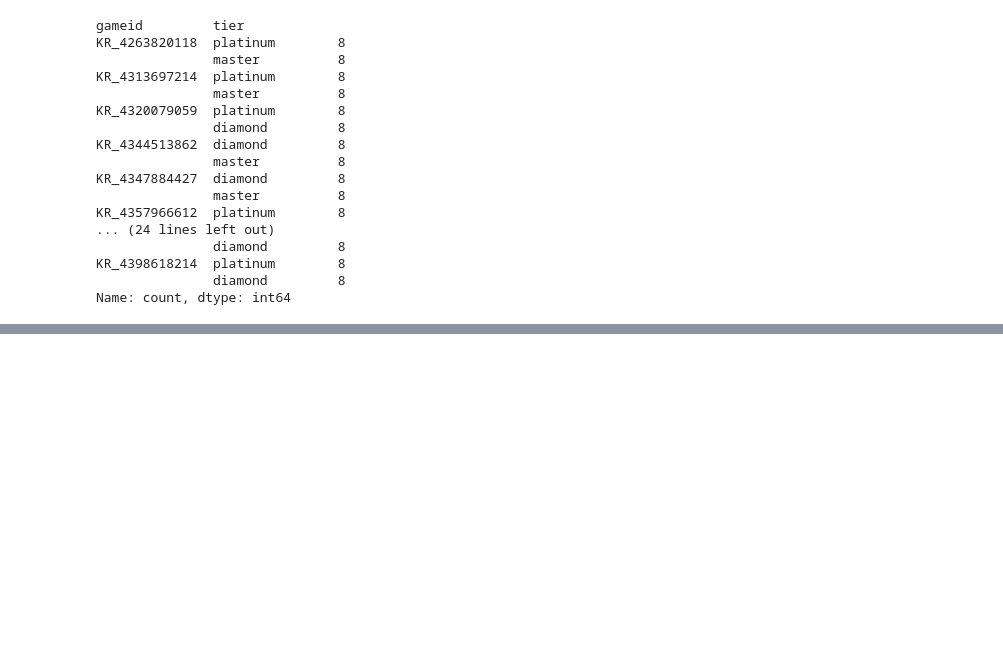
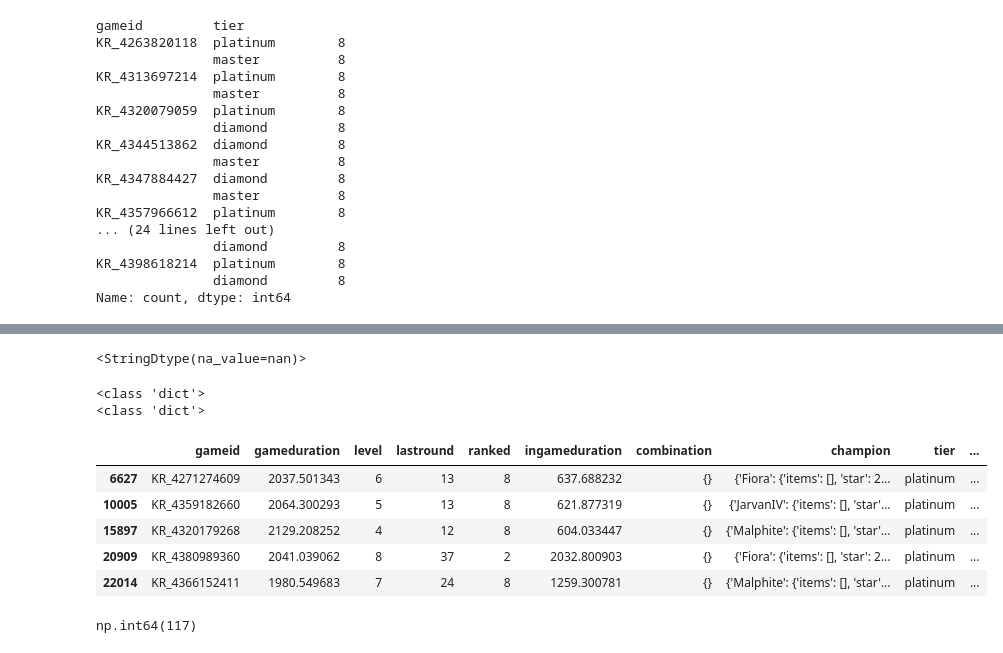
Before and after one commit to hanalo26/Third-project-sparta, a Jupyter notebook: works/JH/JH_Data_pre-process_v1.ipynb, the cells around one changed output, grey strips where cells are left out. Cells and saved outputs as stored; diff of their text form; code cells hidden in the pictures; blank space fills up the shorter version.

```diff
--- a/works/JH/JH_Data_pre-process_v1.ipynb
+++ b/works/JH/JH_Data_pre-process_v1.ipynb
@@ -431,0 +279,34 @@ for item_id, count in spatula_counter.most_common():
+# %%
+df_all_match_2['champion'].dtype
+# %% [output]
+<StringDtype(na_value=nan)>
+# %%
+#str -> dic로 변경
+import ast
+
+df_all_match_2['combination'] = df_all_match_2['combination'].apply(ast.literal_eval)
+df_all_match_2['champion'] = df_all_match_2['champion'].apply(ast.literal_eval)
+# %%
+print(type(df_all_match_2.loc[0, 'combination']))
+print(type(df_all_match_2.loc[0, 'champion']))
+# %% [output]
+<class 'dict'>
+<class 'dict'>
+# %%
+mask = (
+    (df_all_match_2['champion'] != {}) &
+    (df_all_match_2['combination'] == {})
+)
+
+df_all_match_2[mask].head()
+# %% [output]
+|  | gameid | gameduration | level | lastround | ranked | ingameduration | combination | champion | tier | ... |
+| 6627 | KR_4271274609 | 2037.501343 | 6 | 13 | 8 | 637.688232 | {} | {'Fiora': {'items': [], 'star': 2... | platinum | ... |
+| 10005 | KR_4359182660 | 2064.300293 | 5 | 13 | 8 | 621.877319 | {} | {'JarvanIV': {'items': [], 'star'... | platinum | ... |
+| 15897 | KR_4320179268 | 2129.208252 | 4 | 12 | 8 | 604.033447 | {} | {'Malphite': {'items': [], 'star'... | platinum | ... |
+| 20909 | KR_4380989360 | 2041.039062 | 8 | 37 | 2 | 2032.800903 | {} | {'Fiora': {'items': [], 'star': 2... | platinum | ... |
+| 22014 | KR_4366152411 | 1980.549683 | 7 | 24 | 8 | 1259.300781 | {} | {'Malphite': {'items': [], 'star'... | platinum | ... |
+# %%
+mask.sum()
+# %% [output]
+np.int64(117)
```
Also changed, not shown: parts of 24 cells of this notebook.
